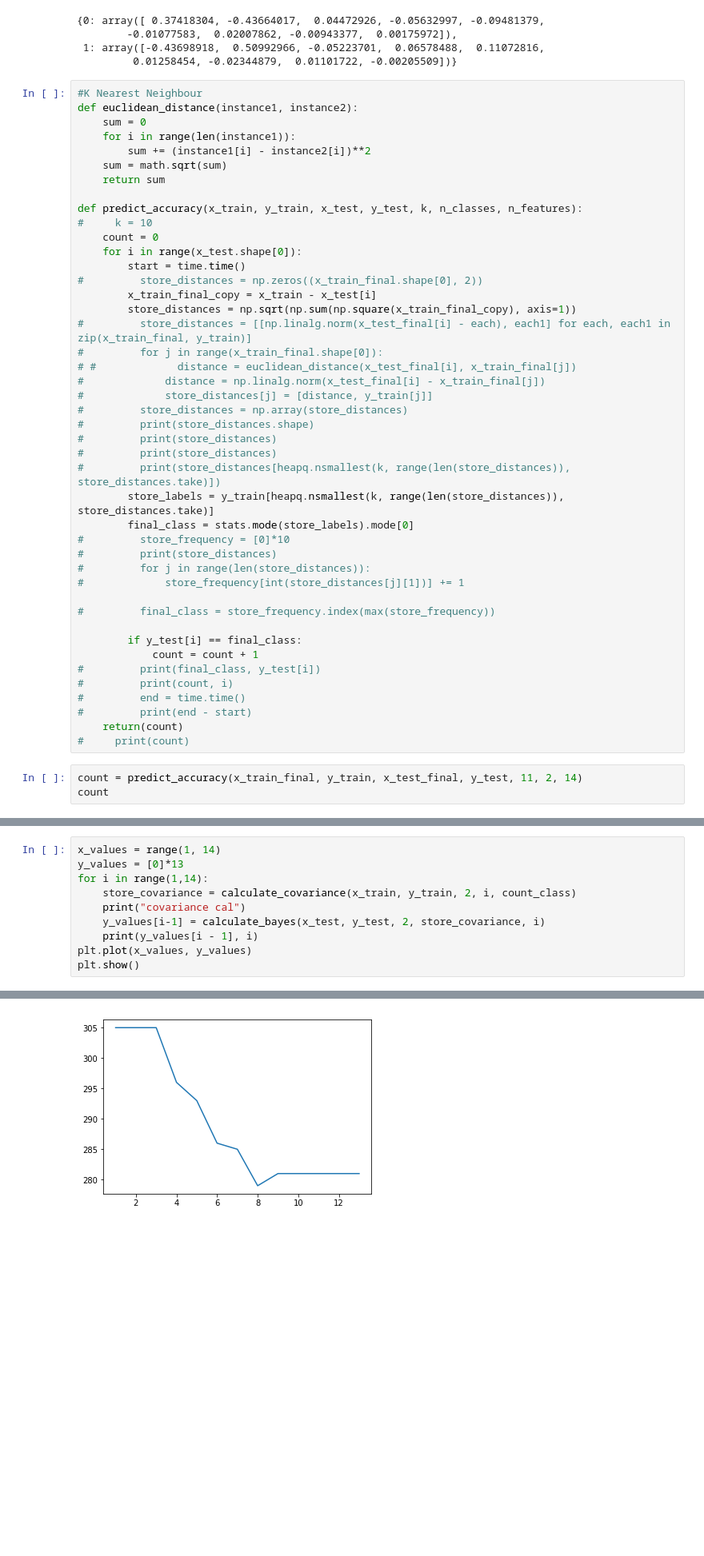
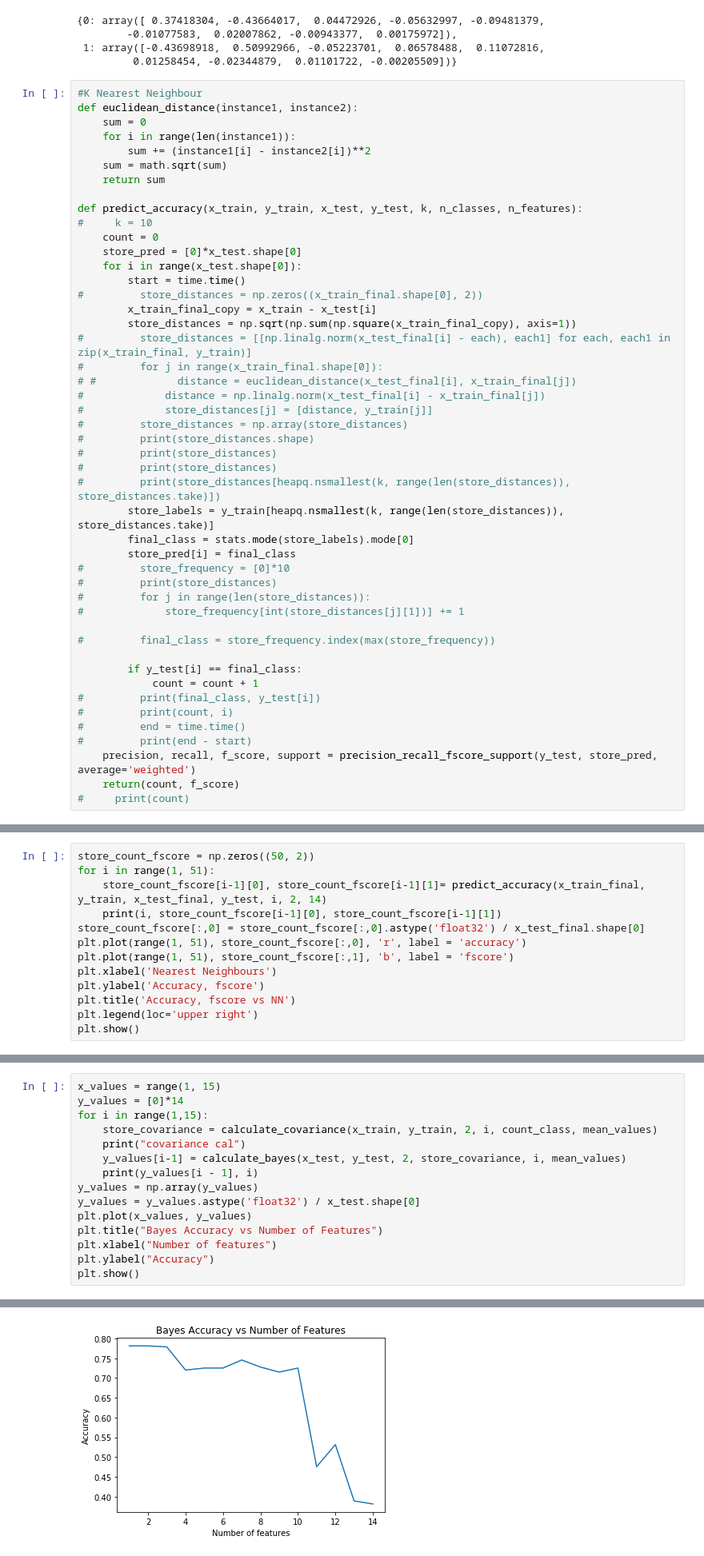
Before and after one commit to archit522/Understanding-ML-Algorithms, a Jupyter notebook: Railway from scratch.ipynb, the cells around one changed output, grey strips where cells are left out. Shown: that part at 80% size. Drawn from its saved outputs; the diff is of its cells as text; blank space fills up the shorter version.

```diff
--- a/Railway from scratch.ipynb
+++ b/Railway from scratch.ipynb
@@ -457,6 +459,7 @@ def euclidean_distance(instance1, instance2):
 def predict_accuracy(x_train, y_train, x_test, y_test, k, n_classes, n_features):
 #     k = 10
     count = 0
+    store_pred = [0]*x_test.shape[0]
     for i in range(x_test.shape[0]):
         start = time.time()
 #         store_distances = np.zeros((x_train_final.shape[0], 2))
@@ -474,6 +477,7 @@ def predict_accuracy(x_train, y_train, x_test, y_test, k, n_classes, n_features)
 #         print(store_distances[heapq.nsmallest(k, range(len(store_distances)), store_distances.take)])
         store_labels = y_train[heapq.nsmallest(k, range(len(store_distances)), store_distances.take)]
         final_class = stats.mode(store_labels).mode[0]
+        store_pred[i] = final_class
 #         store_frequency = [0]*10
 #         print(store_distances)
 #         for j in range(len(store_distances)):
@@ -487,8 +491,6 @@ def predict_accuracy(x_train, y_train, x_test, y_test, k, n_classes, n_features)
 #         print(count, i)
 #         end = time.time()
 #         print(end - start)
-    return(count)
+    precision, recall, f_score, support = precision_recall_fscore_support(y_test, store_pred, average='weighted')
+    return(count, f_score)
 #     print(count)
-# %%
-count = predict_accuracy(x_train_final, y_train, x_test_final, y_test, 11, 2, 14)
-count
@@ -513,0 +497,13 @@ count
+# %%
+store_count_fscore = np.zeros((50, 2))
+for i in range(1, 51):
+    store_count_fscore[i-1][0], store_count_fscore[i-1][1]= predict_accuracy(x_train_final, y_train, x_test_final, y_test, i, 2, 14)
+    print(i, store_count_fscore[i-1][0], store_count_fscore[i-1][1])
+store_count_fscore[:,0] = store_count_fscore[:,0].astype('float32') / x_test_final.shape[0]
+plt.plot(range(1, 51), store_count_fscore[:,0], 'r', label = 'accuracy')
+plt.plot(range(1, 51), store_count_fscore[:,1], 'b', label = 'fscore')
+plt.xlabel('Nearest Neighbours')
+plt.ylabel('Accuracy, fscore')
+plt.title('Accuracy, fscore vs NN')
+plt.legend(loc='upper right')
+plt.show()
@@ -633,12 +649,17 @@ plt.show()
 # %%
-x_values = range(1, 14)
-y_values = [0]*13
-for i in range(1,14):
-    store_covariance = calculate_covariance(x_train, y_train, 2, i, count_class)
+x_values = range(1, 15)
+y_values = [0]*14
+for i in range(1,15):
+    store_covariance = calculate_covariance(x_train, y_train, 2, i, count_class, mean_values)
     print("covariance cal")
-    y_values[i-1] = calculate_bayes(x_test, y_test, 2, store_covariance, i)
+    y_values[i-1] = calculate_bayes(x_test, y_test, 2, store_covariance, i, mean_values)
     print(y_values[i - 1], i)
+y_values = np.array(y_values)
+y_values = y_values.astype('float32') / x_test.shape[0]
 plt.plot(x_values, y_values)
+plt.title("Bayes Accuracy vs Number of Features")
+plt.xlabel("Number of features")
+plt.ylabel("Accuracy")
 plt.show()
 # %% [output]
 covariance cal
@@ -661 +682 @@ covariance cal
-[figure, old version]
+[figure, new version]
```
Also changed, not shown: parts of 22 cells of this notebook, 7 other files.
